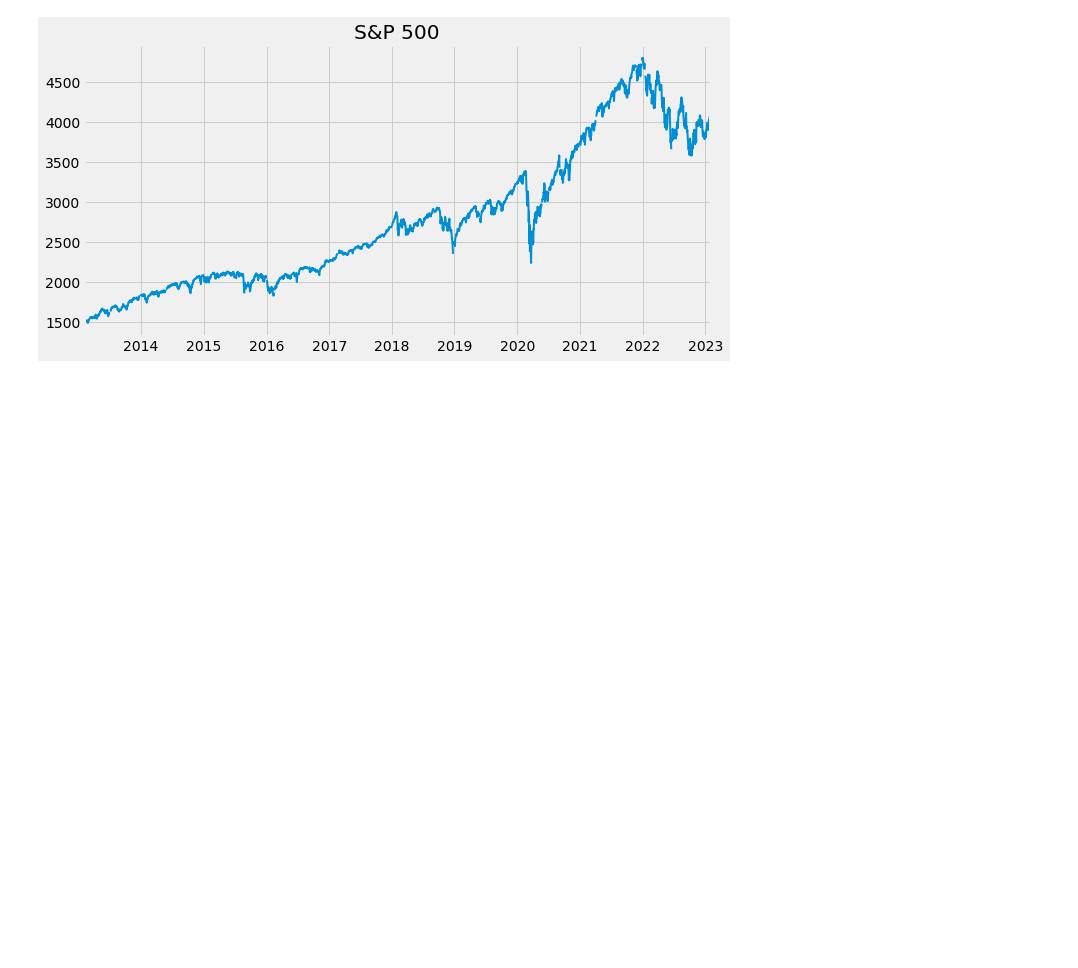
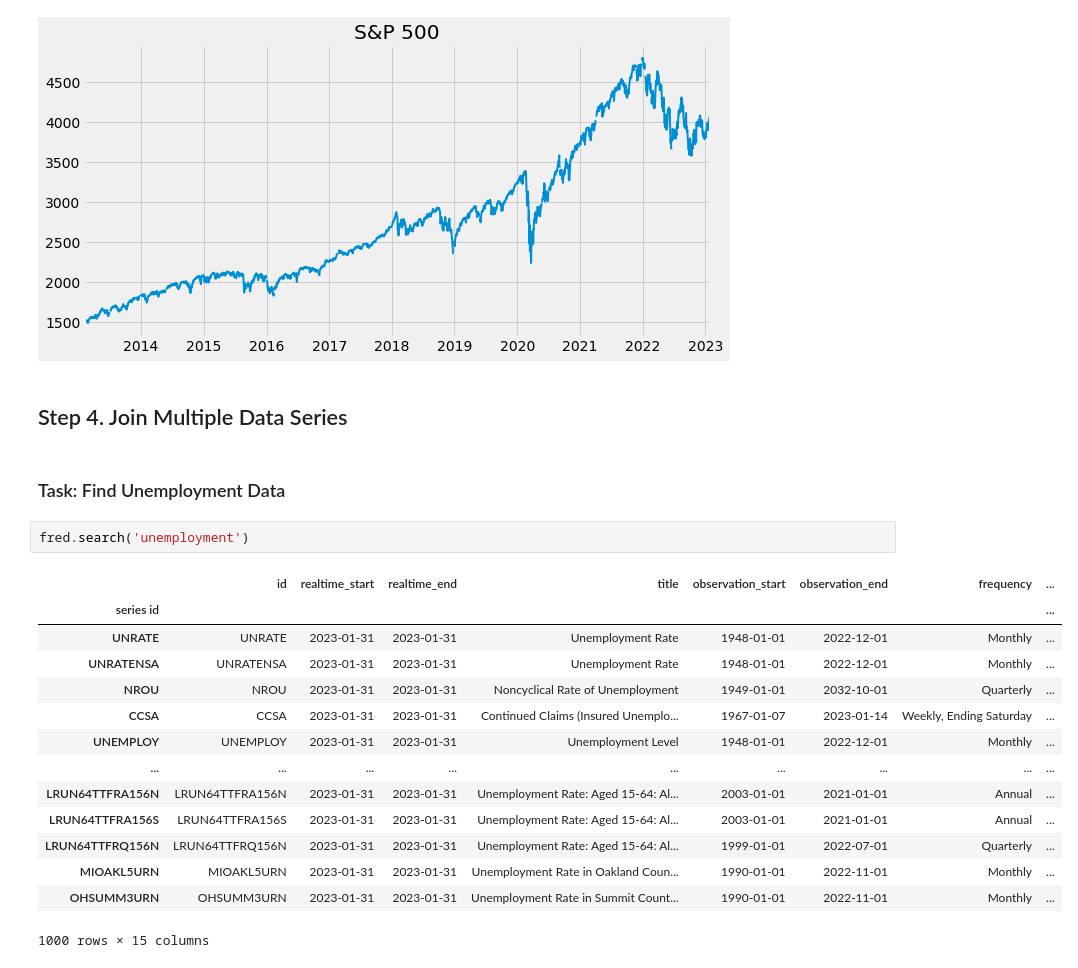
Before and after one commit to benkaan001/pandas_and_beyond, a Jupyter notebook: analyze_data/01_unemployment.ipynb, the cells around one changed output. Saved outputs shown, nothing was run; the diff lists cells and outputs as text; blank space fills up the shorter version.

```diff
--- a/analyze_data/01_unemployment.ipynb
+++ b/analyze_data/01_unemployment.ipynb
@@ -105,3 +105,24 @@ sp500.plot(figsize=(10,5),
 plt.show()
 # %% [output]
 [figure]
+# %% [markdown]
+## Step 4. Join Multiple Data Series
+# %% [markdown]
+### Task: Find Unemployment Data
+# %%
+fred.search('unemployment')
+# %% [output]
+|  | id | realtime_start | realtime_end | title | observation_start | observation_end | frequency | ... |
+| series id |  |  |  |  |  |  |  | ... |
+| UNRATE | UNRATE | 2023-01-31 | 2023-01-31 | Unemployment Rate | 1948-01-01 | 2022-12-01 | Monthly | ... |
+| UNRATENSA | UNRATENSA | 2023-01-31 | 2023-01-31 | Unemployment Rate | 1948-01-01 | 2022-12-01 | Monthly | ... |
+| NROU | NROU | 2023-01-31 | 2023-01-31 | Noncyclical Rate of Unemployment | 1949-01-01 | 2032-10-01 | Quarterly | ... |
+| CCSA | CCSA | 2023-01-31 | 2023-01-31 | Continued Claims (Insured Unemplo... | 1967-01-07 | 2023-01-14 | Weekly, Ending Saturday | ... |
+| UNEMPLOY | UNEMPLOY | 2023-01-31 | 2023-01-31 | Unemployment Level | 1948-01-01 | 2022-12-01 | Monthly | ... |
+| ... | ... | ... | ... | ... | ... | ... | ... | ... |
+| LRUN64TTFRA156N | LRUN64TTFRA156N | 2023-01-31 | 2023-01-31 | Unemployment Rate: Aged 15-64: Al... | 2003-01-01 | 2021-01-01 | Annual | ... |
+| LRUN64TTFRA156S | LRUN64TTFRA156S | 2023-01-31 | 2023-01-31 | Unemployment Rate: Aged 15-64: Al... | 2003-01-01 | 2021-01-01 | Annual | ... |
+| LRUN64TTFRQ156N | LRUN64TTFRQ156N | 2023-01-31 | 2023-01-31 | Unemployment Rate: Aged 15-64: Al... | 1999-01-01 | 2022-07-01 | Quarterly | ... |
+| MIOAKL5URN | MIOAKL5URN | 2023-01-31 | 2023-01-31 | Unemployment Rate in Oakland Coun... | 1990-01-01 | 2022-11-01 | Monthly | ... |
+| OHSUMM3URN | OHSUMM3URN | 2023-01-31 | 2023-01-31 | Unemployment Rate in Summit Count... | 1990-01-01 | 2022-11-01 | Monthly | ... |
+1000 rows × 15 columns
```
Also changed, not shown: parts of 6 cells of this notebook.
